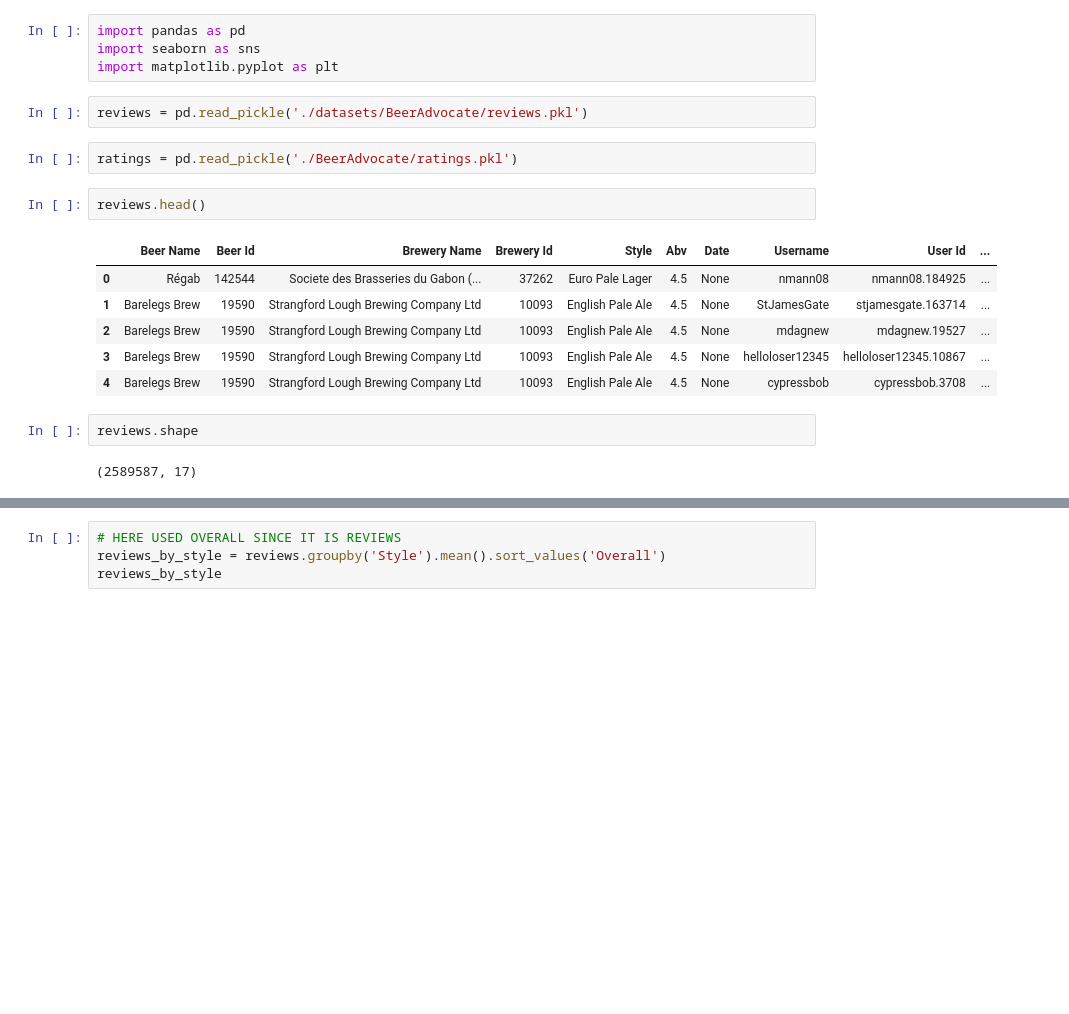
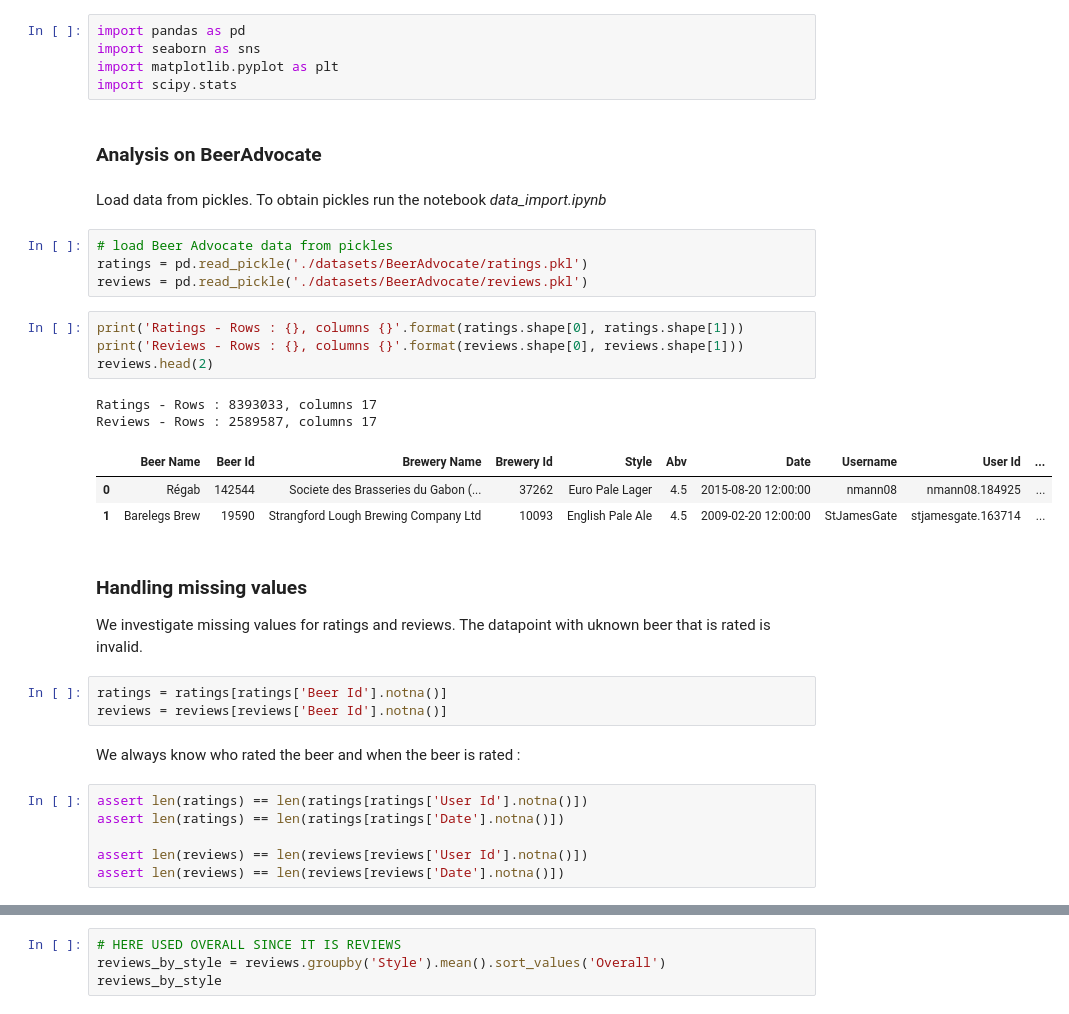
Before and after one commit to epfl-ada/ada-2022-project-rakijada, a Jupyter notebook: data_investigation.ipynb, the cells around one changed output, grey strips where cells are left out. Drawn from its saved outputs; the diff is of its cells as text; blank space fills up the shorter version.

```diff
--- a/data_investigation.ipynb
+++ b/data_investigation.ipynb
@@ -2,20 +9,37 @@
 import pandas as pd
 import seaborn as sns
 import matplotlib.pyplot as plt
+import scipy.stats
+# %% [markdown]
+### Analysis on BeerAdvocate
+# %% [markdown]
+Load data from pickles. To obtain pickles run the notebook _data_import.ipynb_
 # %%
+# load Beer Advocate data from pickles
+ratings = pd.read_pickle('./datasets/BeerAdvocate/ratings.pkl')
 reviews = pd.read_pickle('./datasets/BeerAdvocate/reviews.pkl')
-# %%
-ratings = pd.read_pickle('./BeerAdvocate/ratings.pkl')
 # %%
-reviews.head()
+print('Ratings - Rows : {}, columns {}'.format(ratings.shape[0], ratings.shape[1]))
+print('Reviews - Rows : {}, columns {}'.format(reviews.shape[0], reviews.shape[1]))
+reviews.head(2)
 # %% [output]
+Ratings - Rows : 8393033, columns 17
+Reviews - Rows : 2589587, columns 17
 |  | Beer Name | Beer Id | Brewery Name | Brewery Id | Style | Abv | Date | Username | User Id | ... |
-| 0 | Régab | 142544 | Societe des Brasseries du Gabon (... | 37262 | Euro Pale Lager | 4.5 | None | nmann08 | nmann08.184925 | ... |
-| 1 | Barelegs Brew | 19590 | Strangford Lough Brewing Company Ltd | 10093 | English Pale Ale | 4.5 | None | StJamesGate | stjamesgate.163714 | ... |
-| 2 | Barelegs Brew | 19590 | Strangford Lough Brewing Company Ltd | 10093 | English Pale Ale | 4.5 | None | mdagnew | mdagnew.19527 | ... |
-| 3 | Barelegs Brew | 19590 | Strangford Lough Brewing Company Ltd | 10093 | English Pale Ale | 4.5 | None | helloloser12345 | helloloser12345.10867 | ... |
-| 4 | Barelegs Brew | 19590 | Strangford Lough Brewing Company Ltd | 10093 | English Pale Ale | 4.5 | None | cypressbob | cypressbob.3708 | ... |
+| 0 | Régab | 142544 | Societe des Brasseries du Gabon (... | 37262 | Euro Pale Lager | 4.5 | 2015-08-20 12:00:00 | nmann08 | nmann08.184925 | ... |
+| 1 | Barelegs Brew | 19590 | Strangford Lough Brewing Company Ltd | 10093 | English Pale Ale | 4.5 | 2009-02-20 12:00:00 | StJamesGate | stjamesgate.163714 | ... |
-# %%
-reviews.shape
-# %% [output]
-(2589587, 17)
+# %% [markdown]
+### Handling missing values
+
+We investigate missing values for ratings and reviews. The datapoint with uknown beer that is rated is invalid.
+# %%
+ratings = ratings[ratings['Beer Id'].notna()]
+reviews = reviews[reviews['Beer Id'].notna()]
+# %% [markdown]
+We always know who rated the beer and when the beer is rated :
+# %%
+assert len(ratings) == len(ratings[ratings['User Id'].notna()])
+assert len(ratings) == len(ratings[ratings['Date'].notna()])
+
+assert len(reviews) == len(reviews[reviews['User Id'].notna()])
+assert len(reviews) == len(reviews[reviews['Date'].notna()])
```
Also changed, not shown: parts of 22 cells of this notebook, 1 other file.
